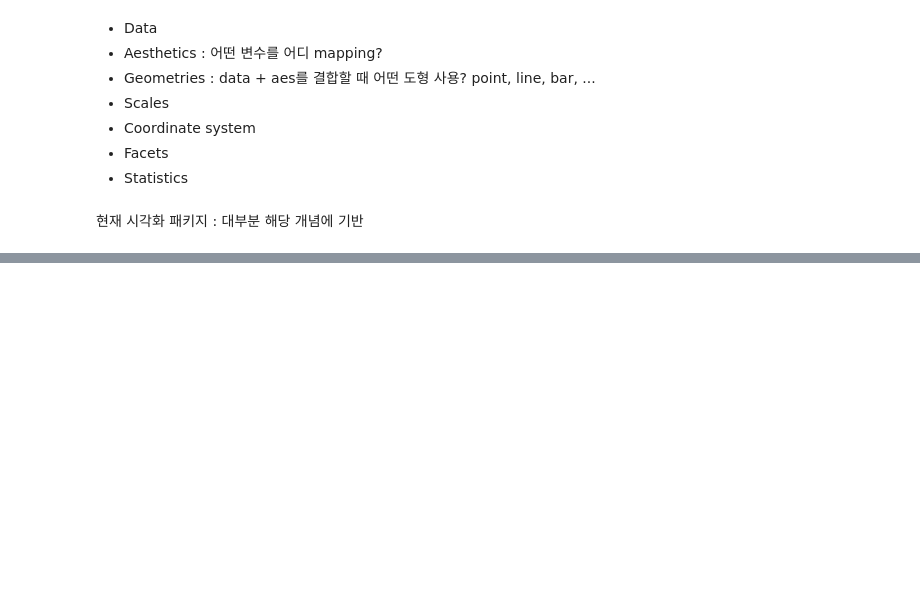
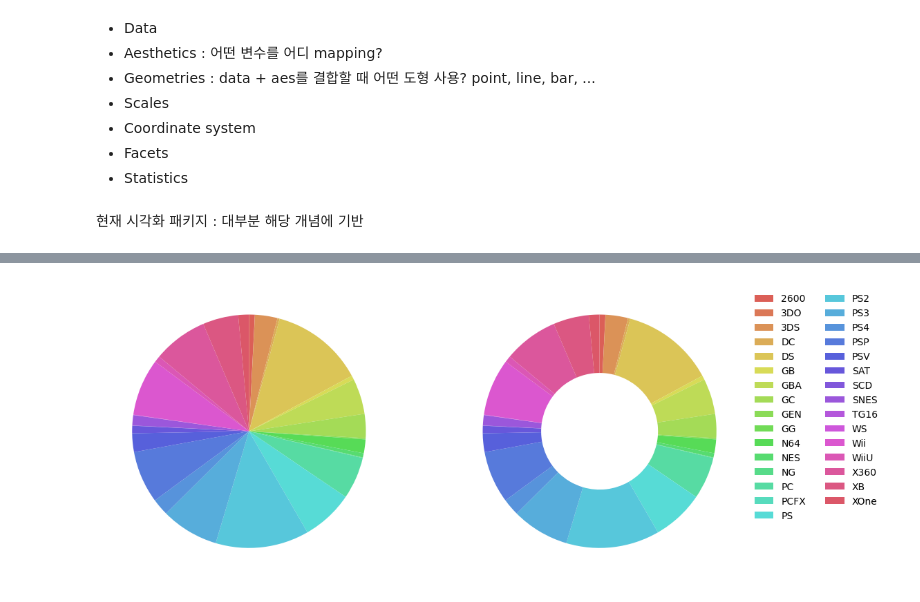
Before and after one commit to primula1323/Bigdata_Fintech, a Jupyter notebook: Visualization/Visualization_Note.ipynb, the cells around one changed output, grey strips where cells are left out. Cells and saved outputs as stored; diff of their text form; code cells hidden in the pictures; blank space fills up the shorter version.

```diff
--- a/Visualization/Visualization_Note.ipynb
+++ b/Visualization/Visualization_Note.ipynb
@@ -93,0 +458,17 @@ visualization : 문법을 따라 데이터를 변환시켜 나온 결과물
+# %%
+#stacked bar chart
+
+colors = sns.color_palette('hls', stacked_df.shape[1])
+fig = plt.figure(figsize=(12, 10))
+ax1 = fig.add_subplot(121)
+ax1.pie(
+df.groupby('Platform').size(), counterclock = False, startangle =90, colors=colors
+)
+ax2 = fig.add_subplot(122)
+ax2.pie(
+df.groupby('Platform').size(), counterclock = False, startangle = 90, colors=colors, wedgeprops={'width' : 0.5}
+)
+ax2.legend(df.groupby('Platform').size().index, loc='upper left', bbox_to_anchor=(1, 1), ncol=2, frameon=False)
+plt.show()
+# %% [output]
+[figure, added]
```
Also changed, not shown: parts of 48 cells of this notebook, 5 other files.
